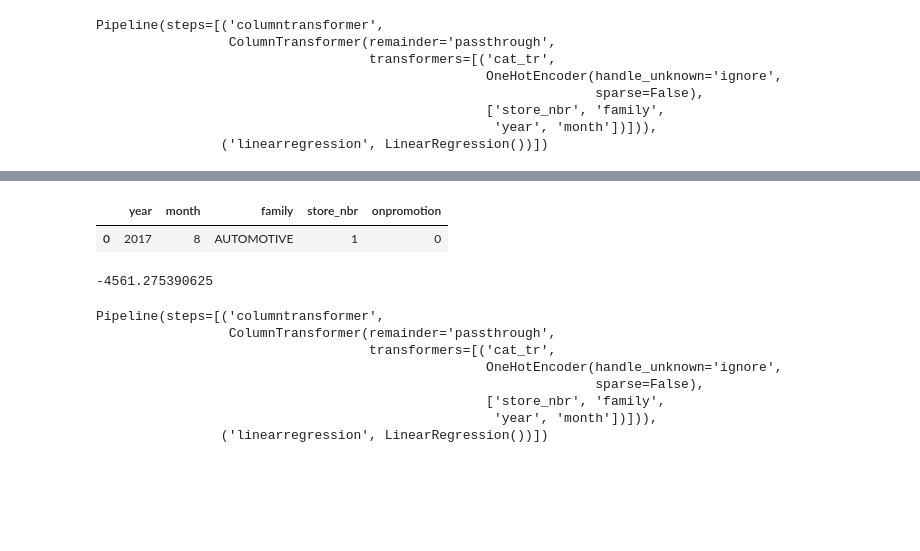
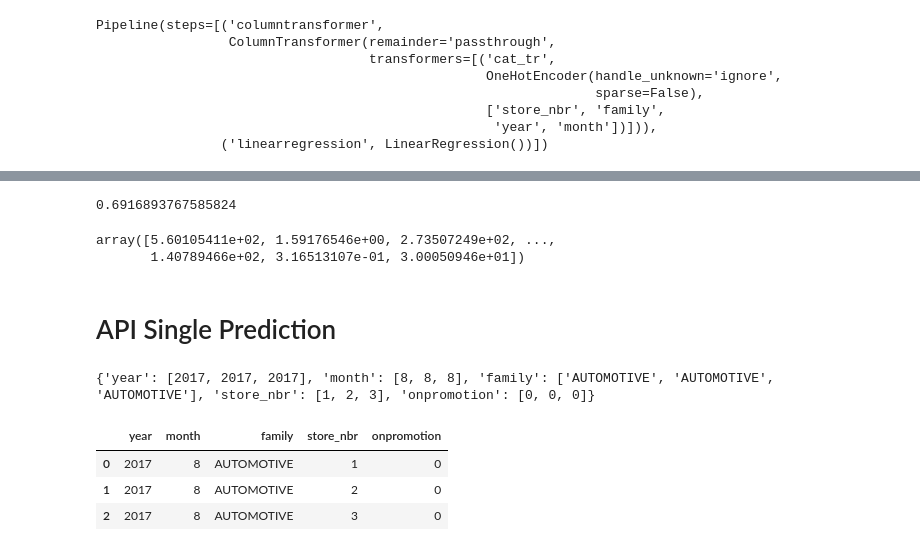
Before and after one commit to mrdaraujo/business_case_869, a Jupyter notebook: notebooks/victor_package_tests.ipynb, the cells around one changed output, grey strips where cells are left out. Drawn from its saved outputs; the diff is of its cells as text; code cells hidden in the pictures; blank space fills up the shorter version.

```diff
--- a/notebooks/victor_package_tests.ipynb
+++ b/notebooks/victor_package_tests.ipynb
@@ -92,35 +322,39 @@ pipe.predict(X_predict)[0]
+# %%
+job.score(X_train,y_train)
+# %% [output]
+0.6916893767585824
+# %%
+p = job.predict(X_predict).tolist()
+p = [np.exp(i) for i in p]
+p = np.array(p)
+p
+# %% [output]
+array([5.60105411e+02, 1.59176546e+00, 2.73507249e+02, ...,
+       1.40789466e+02, 3.16513107e-01, 3.00050946e+01])
+# %% [markdown]
+# API Single Prediction
 # %%
 ### API tests
 
-year='2017'
-month='8'
-family='AUTOMOTIVE'
-store_nbr='1'
-onpromotion='0'
+year=['2017','2017','2017']
+month=['8','8','8']
+family=['AUTOMOTIVE','AUTOMOTIVE','AUTOMOTIVE']
+store_nbr=['1','2','3']
+onpromotion=['0','0','0']
 
-X = pd.DataFrame(dict(
-        year=[int(year)],
-        month=[int(month)],
-        family=[str(family)],
-        store_nbr=[int(store_nbr)],
-        onpromotion=[int(onpromotion)]))
-
+d = dict(
+        year=[int(i) for i in year],
+        month=[int(i) for i in month],
+        family=[str(i) for i in family],
+        store_nbr=[int(i) for i in store_nbr],
+        onpromotion=[int(i) for i in onpromotion]
+    )
+print(d)
+X = pd.DataFrame(d)
 X
 # %% [output]
+{'year': [2017, 2017, 2017], 'month': [8, 8, 8], 'family': ['AUTOMOTIVE', 'AUTOMOTIVE', 'AUTOMOTIVE'], 'store_nbr': [1, 2, 3], 'onpromotion': [0, 0, 0]}
 |  | year | month | family | store_nbr | onpromotion |
 | 0 | 2017 | 8 | AUTOMOTIVE | 1 | 0 |
+| 1 | 2017 | 8 | AUTOMOTIVE | 2 | 0 |
+| 2 | 2017 | 8 | AUTOMOTIVE | 3 | 0 |
-# %%
-job.predict(X)[0]
-# %% [output]
--4561.275390625
-# %%
-joblib.load('model.joblib')
-# %% [output]
-Pipeline(steps=[('columntransformer',
-                 ColumnTransformer(remainder='passthrough',
-                                   transformers=[('cat_tr',
-                                                  OneHotEncoder(handle_unknown='ignore',
-                                                                sparse=False),
-                                                  ['store_nbr', 'family',
-                                                   'year', 'month'])])),
-                ('linearregression', LinearRegression())])
```
Also changed, not shown: parts of 39 cells of this notebook, 10 other files.
